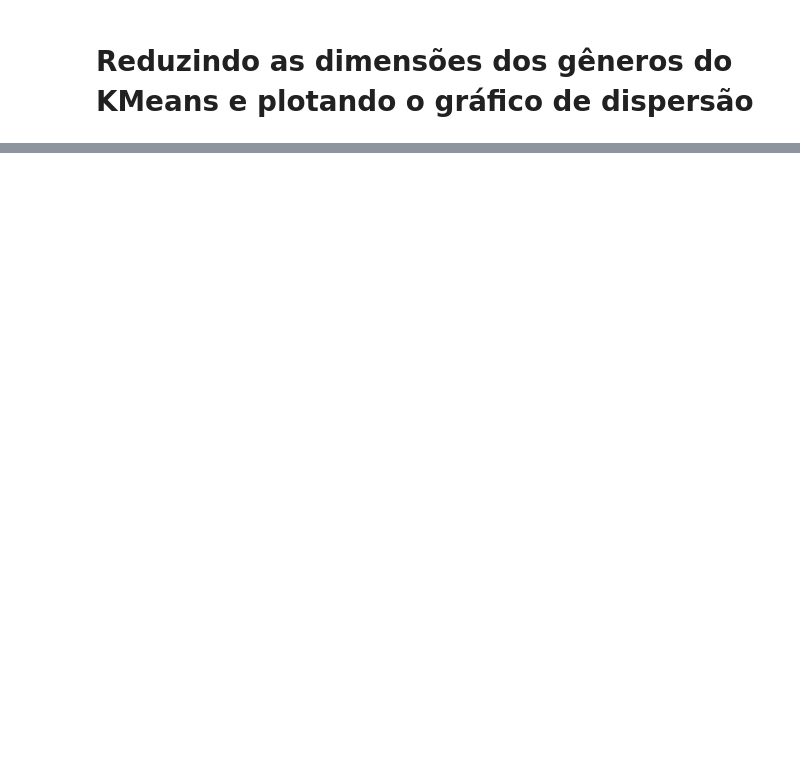
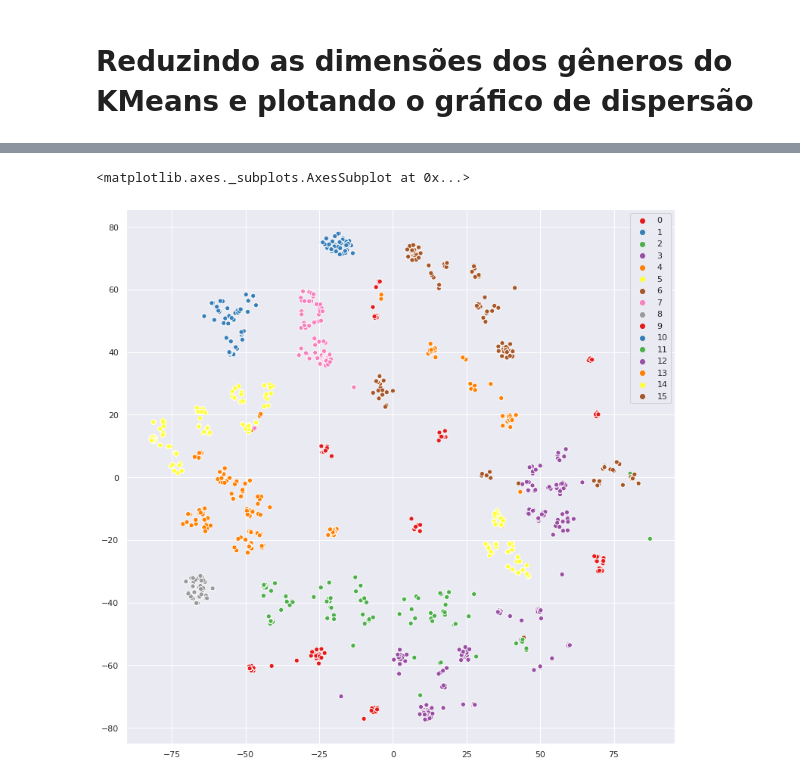
Before and after one commit to jonnes-nascimento/machine_learning, a Jupyter notebook: Introdução_a_Machine_Learning_Algoritmos_Não_Supervisionados_1.ipynb, the cells around one changed output, grey strips where cells are left out. Saved outputs shown, nothing was run; the diff lists cells and outputs as text; code cells hidden in the pictures; blank space fills up the shorter version.

```diff
--- a/Introdução_a_Machine_Learning_Algoritmos_Não_Supervisionados_1.ipynb
+++ b/Introdução_a_Machine_Learning_Algoritmos_Não_Supervisionados_1.ipynb
@@ -234,0 +435,10 @@ sns.scatterplot(x=visualizacao[:, 0], y=visualizacao[:, 1], hue=modelo.labels_,
+# %%
+from sklearn.cluster import AgglomerativeClustering
+
+# serao 16 grupos, como analisado no grafico do cotovelo
+modelo = AgglomerativeClustering(n_clusters=16)
+grupos = modelo.fit_predict(generos_escalados)
+
+tsne = TSNE()
+visualizacao = tsne.fit_transform(generos_escalados)
+visualizacao
@@ -234,0 +453,6 @@ sns.scatterplot(x=visualizacao[:, 0], y=visualizacao[:, 1], hue=modelo.labels_,
+# %%
+# plotamos o grafico para analisar como o algoritmo organizou os grupos
+sns.scatterplot(x=visualizacao[:, 0], y=visualizacao[:, 1], hue=grupos, palette=sns.color_palette('Set1', 16))
+# %% [output]
+<matplotlib.axes._subplots.AxesSubplot at 0x...>
+[figure, added]
```
Also changed, not shown: parts of 26 cells of this notebook.
